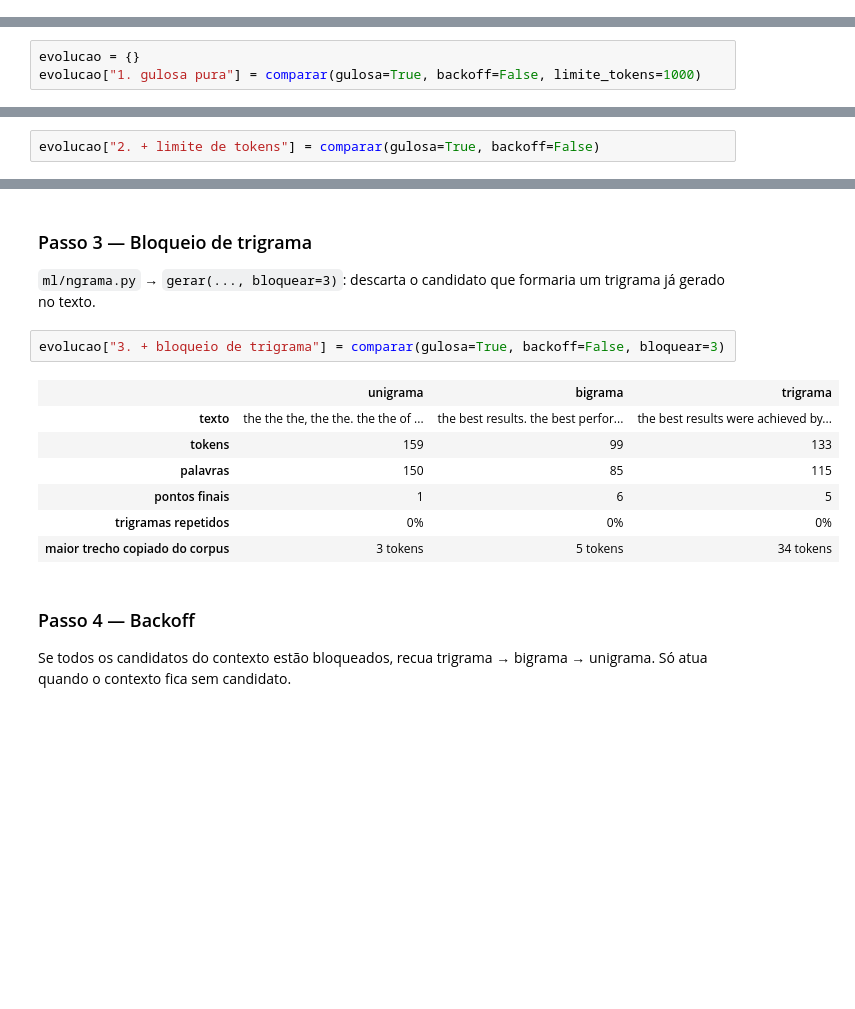
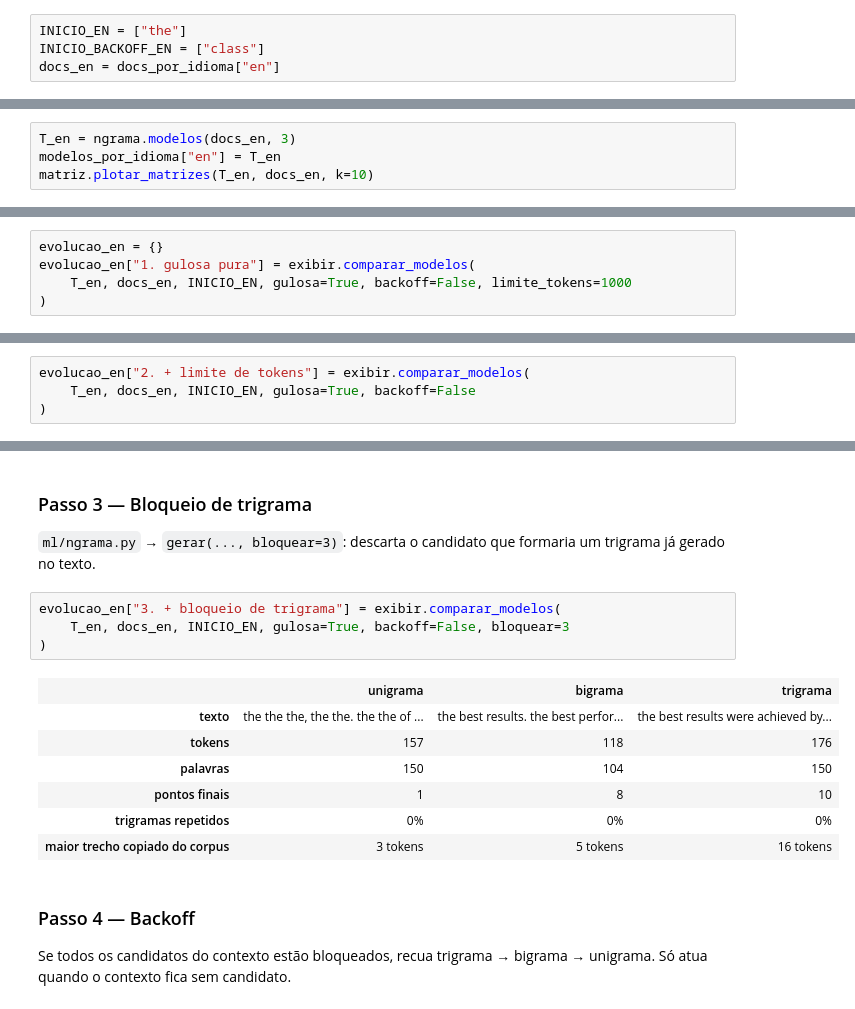
Before and after one commit to joaoleahy/topicos-banco-de-dados-ii, a Jupyter notebook: pratica-2-ngramas/notebook.ipynb, the cells around one changed output, grey strips where cells are left out. Drawn from its saved outputs; the diff is of its cells as text; blank space fills up the shorter version.

```diff
--- a/pratica-2-ngramas/notebook.ipynb
+++ b/pratica-2-ngramas/notebook.ipynb
@@ -281,3 +245,7 @@ docs = docs_por_idioma[IDIOMA]
+# %%
+INICIO_EN = ["the"]
+INICIO_BACKOFF_EN = ["class"]
+docs_en = docs_por_idioma["en"]
 # %% [markdown]
 ### Objetivo 1 — matriz termo x termo (top 10)
 
@@ -321,0 +253,4 @@ trigrama        14,995        21,927        52,187,836,553    0.00004%
+# %%
+T_en = ngrama.modelos(docs_en, 3)
+modelos_por_idioma["en"] = T_en
+matriz.plotar_matrizes(T_en, docs_en, k=10)
@@ -357,8 +286,10 @@ textos_amostra = comparar()
 
 Sempre escolhe o token mais provável. `limite_tokens=1000` é só um teto para a célula terminar: o unigrama repetiria o token mais frequente indefinidamente, e pontuação não conta como palavra.
 # %%
-evolucao = {}
-evolucao["1. gulosa pura"] = comparar(gulosa=True, backoff=False, limite_tokens=1000)
+evolucao_en = {}
+evolucao_en["1. gulosa pura"] = exibir.comparar_modelos(
+    T_en, docs_en, INICIO_EN, gulosa=True, backoff=False, limite_tokens=1000
+)
 # %% [output]
 |  | unigrama | bigrama | trigrama |
 | texto | the the the the the the the the t... | the best results. the best result... | the best results were achieved by... |
@@ -372,7 +303,9 @@ evolucao["1. gulosa pura"] = comparar(gulosa=True, backoff=False, limite_tokens=
 
 Para em 3 × 150 = 450 tokens. Garante que a geração termina, mas não remove o loop.
 # %%
-evolucao["2. + limite de tokens"] = comparar(gulosa=True, backoff=False)
+evolucao_en["2. + limite de tokens"] = exibir.comparar_modelos(
+    T_en, docs_en, INICIO_EN, gulosa=True, backoff=False
+)
 # %% [output]
 |  | unigrama | bigrama | trigrama |
 | texto | the the the the the the the the t... | the best results. the best result... | the best results were achieved by... |
@@ -386,15 +319,17 @@ evolucao["2. + limite de tokens"] = comparar(gulosa=True, backoff=False)
 
 `ml/ngrama.py` → `gerar(..., bloquear=3)`: descarta o candidato que formaria um trigrama já gerado no texto.
 # %%
-evolucao["3. + bloqueio de trigrama"] = comparar(gulosa=True, backoff=False, bloquear=3)
+evolucao_en["3. + bloqueio de trigrama"] = exibir.comparar_modelos(
+    T_en, docs_en, INICIO_EN, gulosa=True, backoff=False, bloquear=3
+)
 # %% [output]
 |  | unigrama | bigrama | trigrama |
 | texto | the the the, the the. the the of ... | the best results. the best perfor... | the best results were achieved by... |
-| tokens | 159 | 99 | 133 |
-| palavras | 150 | 85 | 115 |
-| pontos finais | 1 | 6 | 5 |
+| tokens | 157 | 118 | 176 |
+| palavras | 150 | 104 | 150 |
+| pontos finais | 1 | 8 | 10 |
 | trigramas repetidos | 0% | 0% | 0% |
-| maior trecho copiado do corpus | 3 tokens | 5 tokens | 34 tokens |
+| maior trecho copiado do corpus | 3 tokens | 5 tokens | 16 tokens |
 # %% [markdown]
 ### Passo 4 — Backoff
 
```
Also changed, not shown: parts of 38 cells of this notebook, 6 other files.
